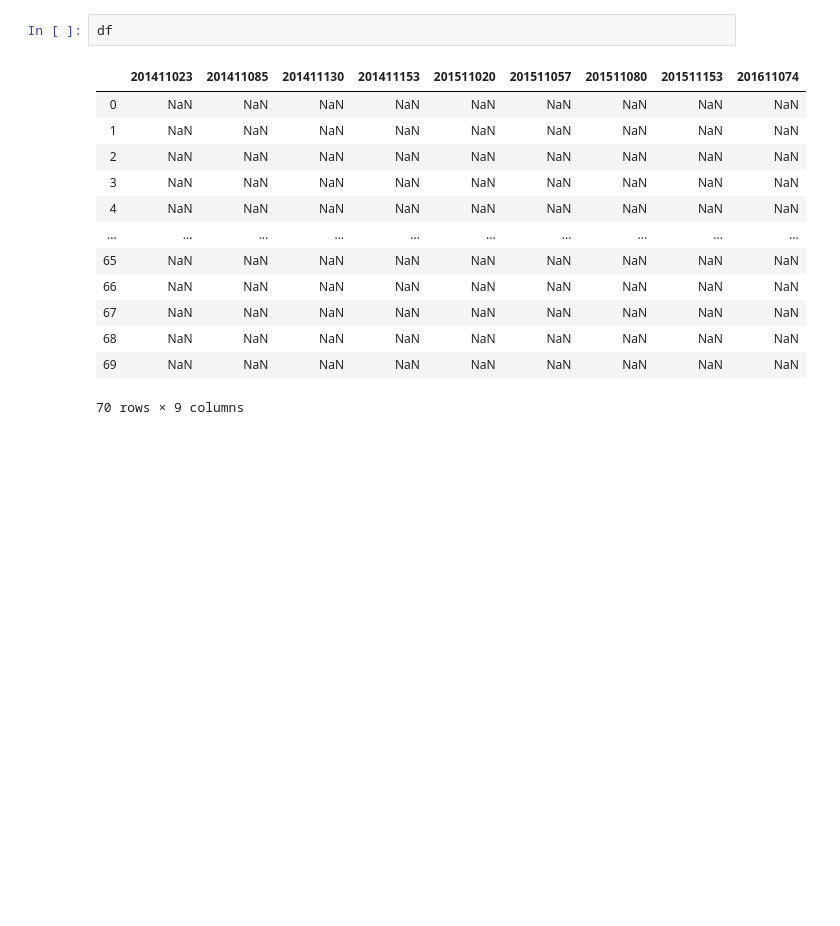
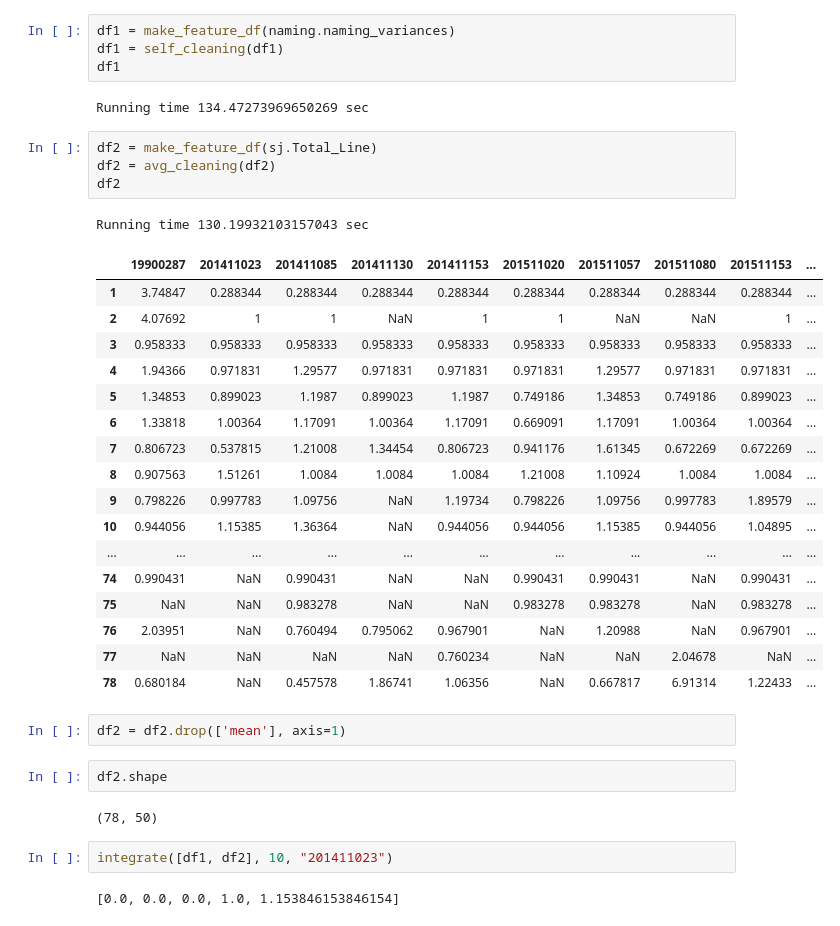
Before and after one commit to hyukji/Forest, a Jupyter notebook: StyleFunc/panda.ipynb, the cells around one changed output. Drawn from its saved outputs; the diff is of its cells as text; blank space fills up the shorter version.

```diff
--- a/StyleFunc/panda.ipynb
+++ b/StyleFunc/panda.ipynb
@@ -100,16 +91,39 @@ df_data
-# %%
-df
-# %% [output]
-|  | 201411023 | 201411085 | 201411130 | 201411153 | 201511020 | 201511057 | 201511080 | 201511153 | 201611074 |
-| 0 | NaN | NaN | NaN | NaN | NaN | NaN | NaN | NaN | NaN |
-| 1 | NaN | NaN | NaN | NaN | NaN | NaN | NaN | NaN | NaN |
-| 2 | NaN | NaN | NaN | NaN | NaN | NaN | NaN | NaN | NaN |
-| 3 | NaN | NaN | NaN | NaN | NaN | NaN | NaN | NaN | NaN |
-| 4 | NaN | NaN | NaN | NaN | NaN | NaN | NaN | NaN | NaN |
-| ... | ... | ... | ... | ... | ... | ... | ... | ... | ... |
-| 65 | NaN | NaN | NaN | NaN | NaN | NaN | NaN | NaN | NaN |
-| 66 | NaN | NaN | NaN | NaN | NaN | NaN | NaN | NaN | NaN |
-| 67 | NaN | NaN | NaN | NaN | NaN | NaN | NaN | NaN | NaN |
-| 68 | NaN | NaN | NaN | NaN | NaN | NaN | NaN | NaN | NaN |
-| 69 | NaN | NaN | NaN | NaN | NaN | NaN | NaN | NaN | NaN |
-70 rows × 9 columns
+# %%
+df1 = make_feature_df(naming.naming_variances)
+df1 = self_cleaning(df1)
+df1
+# %% [output]
+Running time 134.47273969650269 sec
+# %%
+df2 = make_feature_df(sj.Total_Line)
+df2 = avg_cleaning(df2)
+df2
+# %% [output]
+Running time 130.19932103157043 sec
+|  | 19900287 | 201411023 | 201411085 | 201411130 | 201411153 | 201511020 | 201511057 | 201511080 | 201511153 | ... |
+| 1 | 3.74847 | 0.288344 | 0.288344 | 0.288344 | 0.288344 | 0.288344 | 0.288344 | 0.288344 | 0.288344 | ... |
+| 2 | 4.07692 | 1 | 1 | NaN | 1 | 1 | NaN | NaN | 1 | ... |
+| 3 | 0.958333 | 0.958333 | 0.958333 | 0.958333 | 0.958333 | 0.958333 | 0.958333 | 0.958333 | 0.958333 | ... |
+| 4 | 1.94366 | 0.971831 | 1.29577 | 0.971831 | 0.971831 | 0.971831 | 1.29577 | 0.971831 | 0.971831 | ... |
+| 5 | 1.34853 | 0.899023 | 1.1987 | 0.899023 | 1.1987 | 0.749186 | 1.34853 | 0.749186 | 0.899023 | ... |
+| 6 | 1.33818 | 1.00364 | 1.17091 | 1.00364 | 1.17091 | 0.669091 | 1.17091 | 1.00364 | 1.00364 | ... |
+| 7 | 0.806723 | 0.537815 | 1.21008 | 1.34454 | 0.806723 | 0.941176 | 1.61345 | 0.672269 | 0.672269 | ... |
+| 8 | 0.907563 | 1.51261 | 1.0084 | 1.0084 | 1.0084 | 1.21008 | 1.10924 | 1.0084 | 1.0084 | ... |
+| 9 | 0.798226 | 0.997783 | 1.09756 | NaN | 1.19734 | 0.798226 | 1.09756 | 0.997783 | 1.89579 | ... |
+| 10 | 0.944056 | 1.15385 | 1.36364 | NaN | 0.944056 | 0.944056 | 1.15385 | 0.944056 | 1.04895 | ... |
+| ... | ... | ... | ... | ... | ... | ... | ... | ... | ... | ... |
+| 74 | 0.990431 | NaN | 0.990431 | NaN | NaN | 0.990431 | 0.990431 | NaN | 0.990431 | ... |
+| 75 | NaN | NaN | 0.983278 | NaN | NaN | 0.983278 | 0.983278 | NaN | 0.983278 | ... |
+| 76 | 2.03951 | NaN | 0.760494 | 0.795062 | 0.967901 | NaN | 1.20988 | NaN | 0.967901 | ... |
+| 77 | NaN | NaN | NaN | NaN | 0.760234 | NaN | NaN | 2.04678 | NaN | ... |
+| 78 | 0.680184 | NaN | 0.457578 | 1.86741 | 1.06356 | NaN | 0.667817 | 6.91314 | 1.22433 | ... |
+# %%
+df2 = df2.drop(['mean'], axis=1)
+# %%
+df2.shape
+# %% [output]
+(78, 50)
+# %%
+integrate([df1, df2], 10, "201411023")
+# %% [output]
+[0.0, 0.0, 0.0, 1.0, 1.153846153846154]
```
Also changed, not shown: parts of 6 cells of this notebook, 2 other files.
